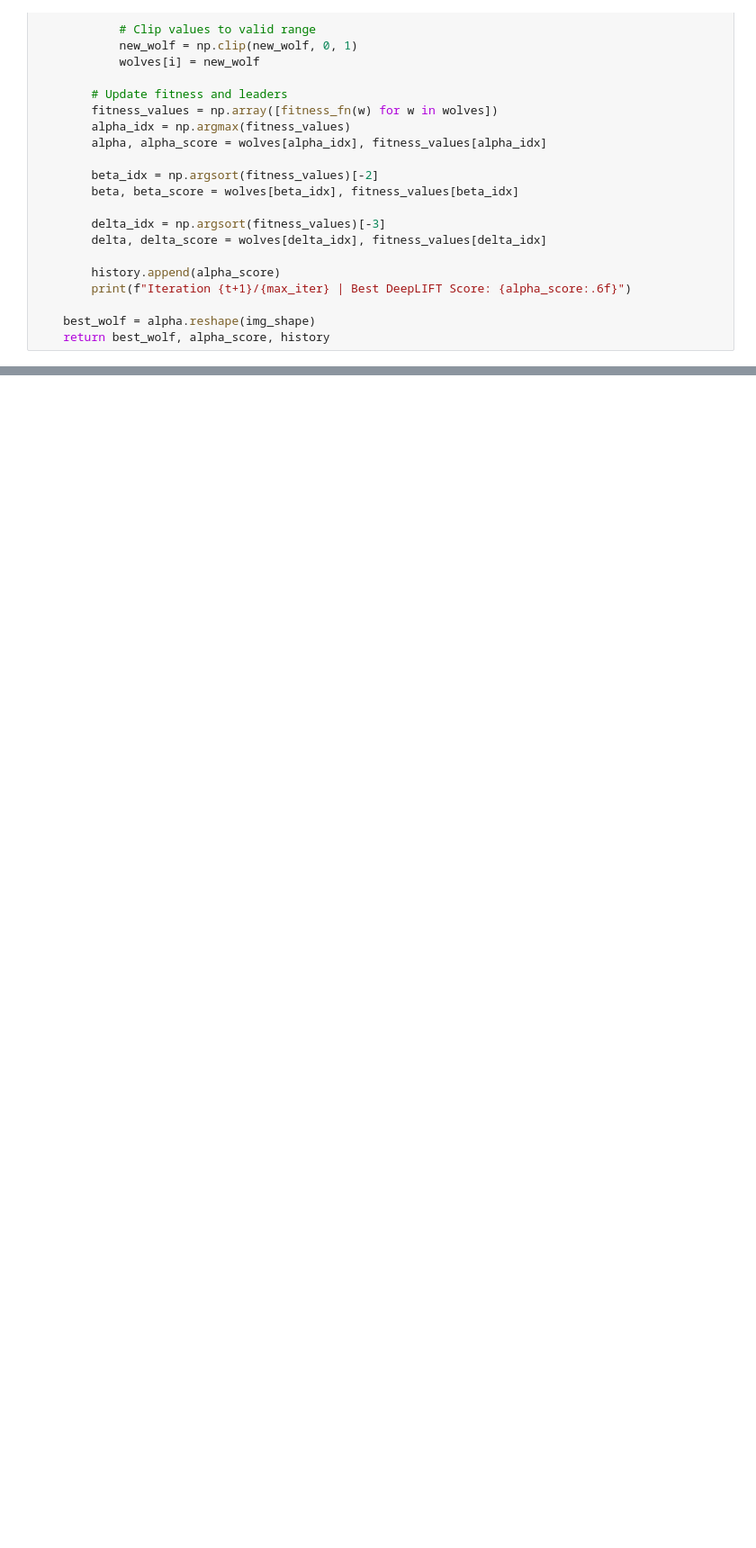
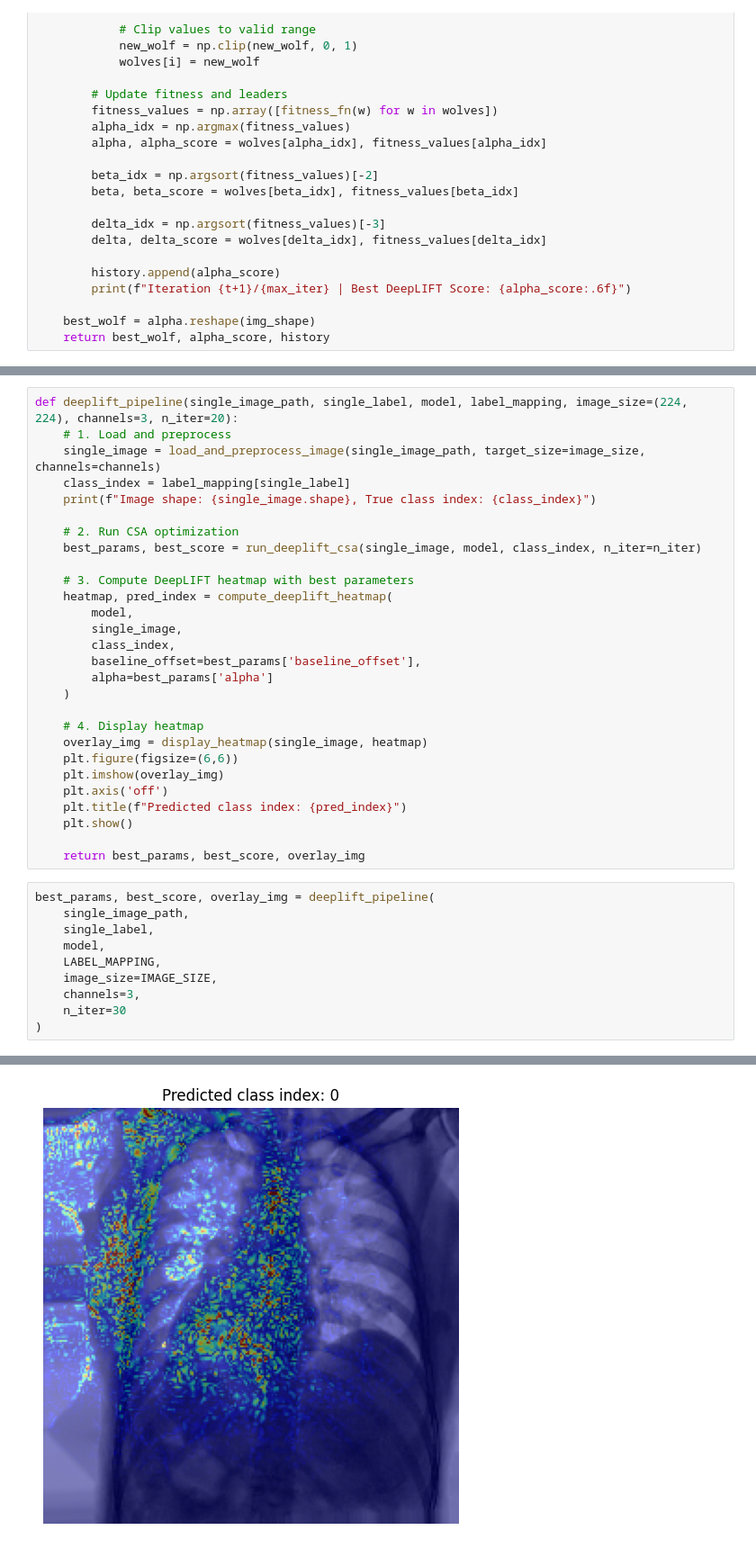
Before and after one commit to SalmaSherif7070/Nature-Inspired-Computing-Algorithms-on-CXR, a Jupyter notebook: src/Phase 2.2.ipynb, the cells around one changed output, grey strips where cells are left out. Shown at 90% size. Cells and saved outputs as stored; diff of their text form; blank space fills up the shorter version.

Commit message:
update assets and add 3 optimization tech XAI

```diff
--- a/src/Phase 2.2.ipynb
+++ b/src/Phase 2.2.ipynb
@@ -847,0 +803,39 @@ Best Permutation Importance score achieved: 0.0
+# %%
+def deeplift_pipeline(single_image_path, single_label, model, label_mapping, image_size=(224, 224), channels=3, n_iter=20):
+    # 1. Load and preprocess
+    single_image = load_and_preprocess_image(single_image_path, target_size=image_size, channels=channels)
+    class_index = label_mapping[single_label]
+    print(f"Image shape: {single_image.shape}, True class index: {class_index}")
+
+    # 2. Run CSA optimization
+    best_params, best_score = run_deeplift_csa(single_image, model, class_index, n_iter=n_iter)
+
+    # 3. Compute DeepLIFT heatmap with best parameters
+    heatmap, pred_index = compute_deeplift_heatmap(
+        model,
+        single_image,
+        class_index,
+        baseline_offset=best_params['baseline_offset'],
+        alpha=best_params['alpha']
+    )
+
+    # 4. Display heatmap
+    overlay_img = display_heatmap(single_image, heatmap)
+    plt.figure(figsize=(6,6))
+    plt.imshow(overlay_img)
+    plt.axis('off')
+    plt.title(f"Predicted class index: {pred_index}")
+    plt.show()
+
+    return best_params, best_score, overlay_img
+# %%
+best_params, best_score, overlay_img = deeplift_pipeline(
+    single_image_path,
+    single_label,
+    model,
+    LABEL_MAPPING,
+    image_size=IMAGE_SIZE,
+    channels=3,
+    n_iter=30
+)
+# %% [output]
@@ -847,0 +844 @@ Best Permutation Importance score achieved: 0.0
+[figure, added]
```
Also changed, not shown: parts of 16 cells of this notebook, 4 other files.
